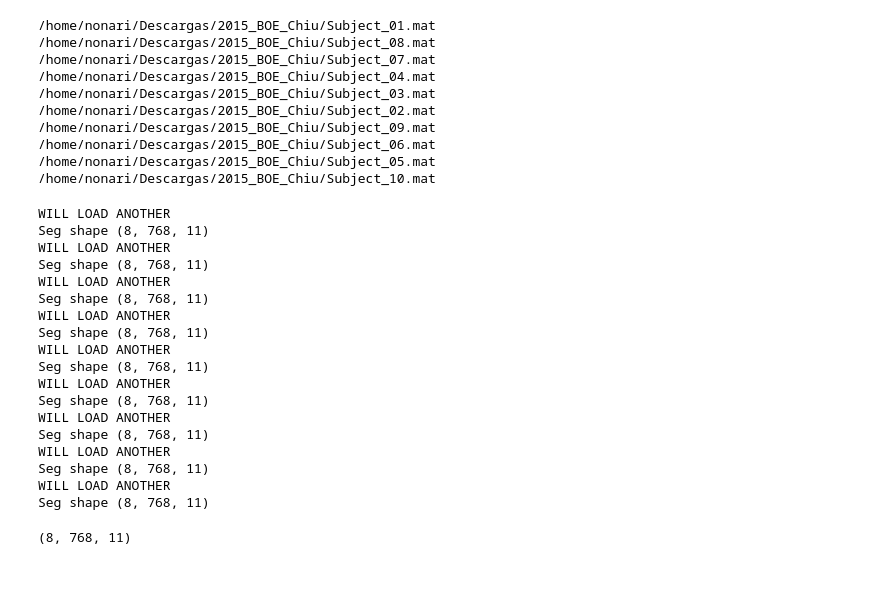
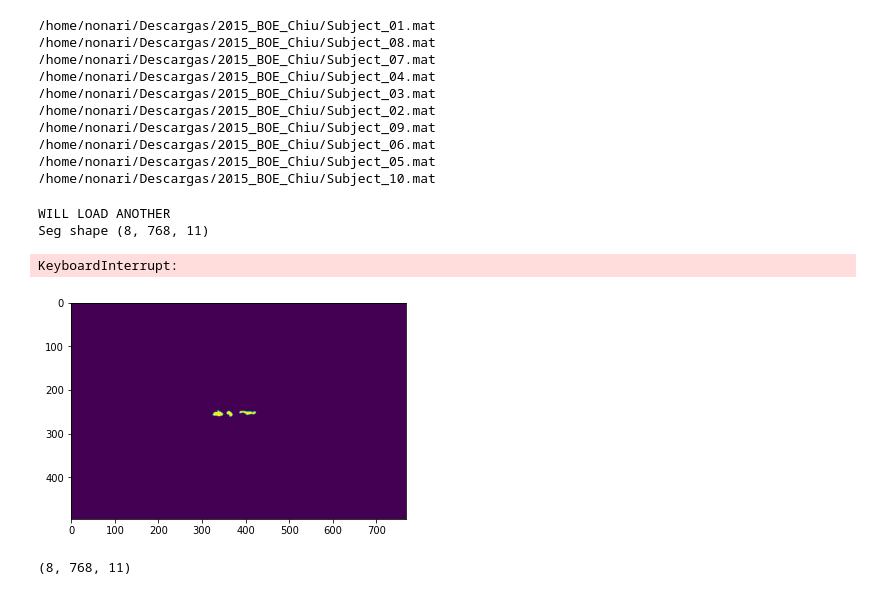
Before and after one commit to nonari/tfg_pytorch, a Jupyter notebook: test.ipynb, the cells around one changed output. Cells and saved outputs as stored; diff of their text form; code cells hidden in the pictures.

```diff
--- a/test.ipynb
+++ b/test.ipynb
@@ -132,40 +132,30 @@ mat = loadmat(mat_fps[0])
 # %%
 all_img = []
 all_lab = []
 d = 0
 for idx_mat, m in enumerate(mat_fps):
     mat = loadmat(m)
     print("WILL LOAD ANOTHER")
     img, seg, indices = get_valid_img_seg(mat)
     #os.mkdir(f'/home/nonari/Documentos/tfgdata/patient_{idx_mat}', )
 
     for i in range(img.shape[2]):
         if i in indices:
-            plt.imsave(f'/home/nonari/Documentos/tfgdata2/img_{idx_mat}_{i}.png', img[:,:,i], cmap=plt.cm.gray)
+            pass
+
+            # plt.imsave(f'/home/nonari/Documentos/tfgdata2/img_{idx_mat}_{i}.png', img[:,:,i], cmap=plt.cm.gray)
     for i in range(len(indices)):
         #close_fluid(seg[:,:,i])
-        plt.imsave(f'/home/nonari/Documentos/tfgdata2/seg_{idx_mat}_{indices[i]}.png', seg[:,:,i])
+        # plt.imsave(f'/home/nonari/Documentos/tfgdata2/seg_{idx_mat}_{indices[i]}.png', seg[:,:,i])
         #cv2.imwrite(f'/home/nonari/Documentos/tfgdata2/seg_{idx_mat}_{indices[i]}.png', seg[:,:,i])
+        plt.imshow(seg[:,:,i])
+        plt.show()
         d += 1
 # %% [output]
 WILL LOAD ANOTHER
 Seg shape (8, 768, 11)
-WILL LOAD ANOTHER
-Seg shape (8, 768, 11)
-WILL LOAD ANOTHER
-Seg shape (8, 768, 11)
-WILL LOAD ANOTHER
-Seg shape (8, 768, 11)
-WILL LOAD ANOTHER
-Seg shape (8, 768, 11)
-WILL LOAD ANOTHER
-Seg shape (8, 768, 11)
-WILL LOAD ANOTHER
-Seg shape (8, 768, 11)
-WILL LOAD ANOTHER
-Seg shape (8, 768, 11)
-WILL LOAD ANOTHER
-Seg shape (8, 768, 11)
+KeyboardInterrupt:
+[figure, added]
 # %%
 img, seg, indices = get_valid_img_seg(mat)
 # %% [output]
```
Also changed, not shown: 10 other files.
